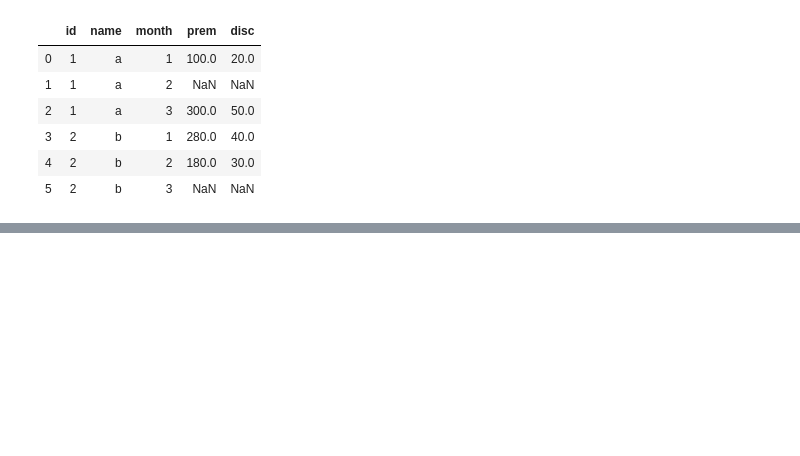
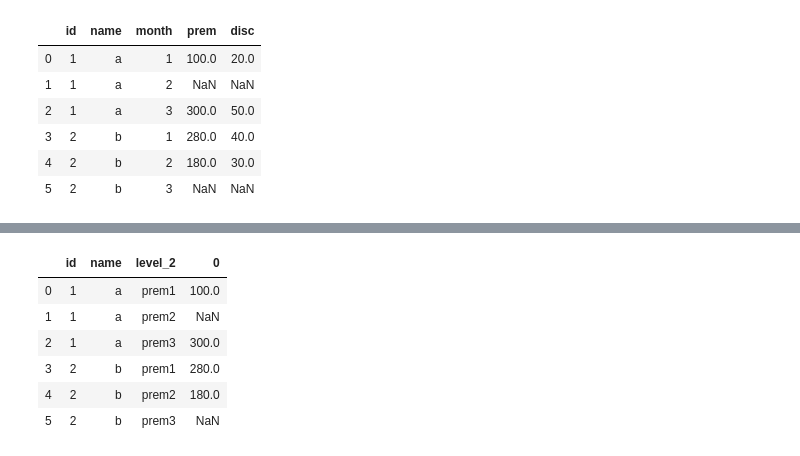
Before and after one commit to AbhishekKumar-0311/Machine-Learning-with-Python, a Jupyter notebook: Pandas/Reshaping_DataFrame.ipynb, the cells around one changed output, grey strips where cells are left out. Saved outputs shown, nothing was run; the diff lists cells and outputs as text; code cells hidden in the pictures; blank space fills up the shorter version.

```diff
--- a/Pandas/Reshaping_DataFrame.ipynb
+++ b/Pandas/Reshaping_DataFrame.ipynb
@@ -140,0 +138,7 @@ df4.T
+# %%
+df5 = pd.DataFrame({'id': [1,2],
+                   'name': ['a','b'],
+                   'prem1' : [100,280],
+                   'prem2' : [np.NaN,180],
+                   'prem3' : [300,np.NaN]})
+df5
@@ -140,0 +149,2 @@ df4.T
+# %%
+df5.set_index(['id','name']).stack().reset_index()
@@ -140,0 +162,10 @@ df4.T
+# %%
+df5.set_index(['id','name']).stack(dropna=False).reset_index()
+# %% [output]
+|  | id | name | level_2 | 0 |
+| 0 | 1 | a | prem1 | 100.0 |
+| 1 | 1 | a | prem2 | NaN |
+| 2 | 1 | a | prem3 | 300.0 |
+| 3 | 2 | b | prem1 | 280.0 |
+| 4 | 2 | b | prem2 | 180.0 |
+| 5 | 2 | b | prem3 | NaN |
```
Also changed, not shown: parts of 27 cells of this notebook.
